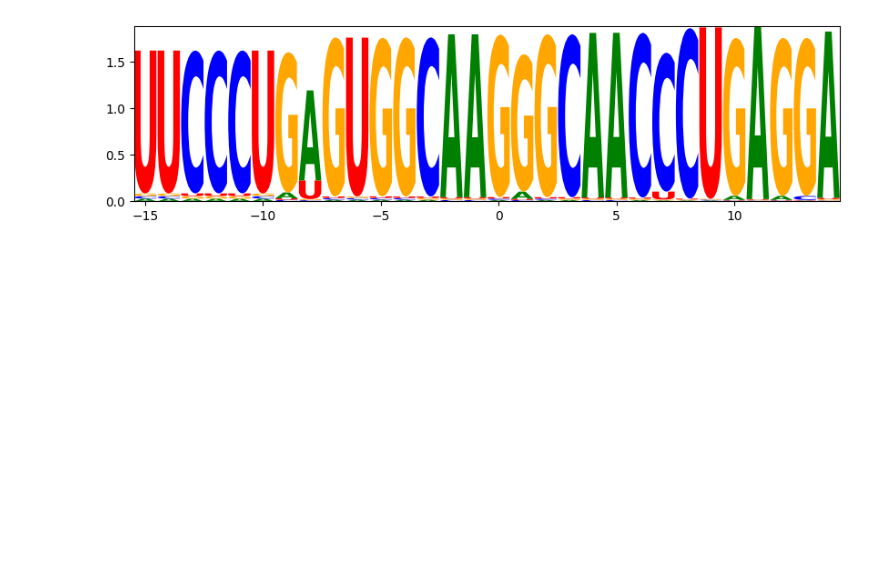
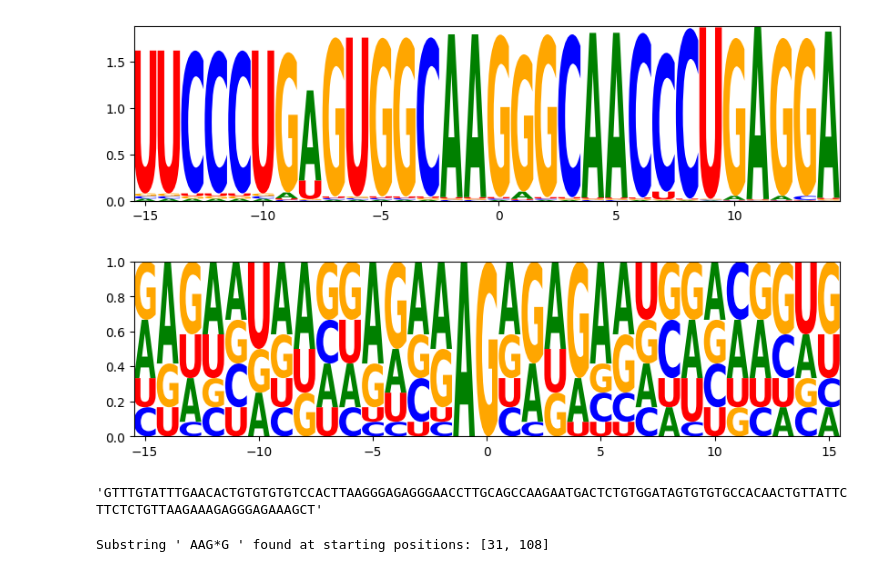
Before and after one commit to WoobeenJeong/miRNA_motif_finding, a Jupyter notebook: Project_006.ipynb, the cells around one changed output. Saved outputs shown, nothing was run; the diff lists cells and outputs as text; code cells hidden in the pictures; blank space fills up the shorter version.

```diff
--- a/Project_006.ipynb
+++ b/Project_006.ipynb
@@ -397,3 +427,22 @@ plt.rcParams['font.family'] = 'sans-serif'
 logo = lm.Logo(target, font_name = 'sans-serif')
 # %% [output]
 [figure]
+# %%
+with open('G_target_mirlet7g3.fa', 'r') as file:
+    sequences = file.readlines()
+
+sequences = [seq.strip() for seq in sequences]
+
+counts = { 'A': [], 'T': [], 'G': [], 'C': [] }
+
+for position in range(0, 31):
+    nucleotide_counts = { 'A': 0, 'T': 0, 'G': 0, 'C': 0 }
+    for sequence in sequences:
+        base = sequence[position]
+        nucleotide_counts[base] += 1
+    for nucleotide, count in nucleotide_counts.items():
+        counts[nucleotide].append(count)
+df = pd.DataFrame(counts)
+df.insert(0, 'pos', range(-15,16))
+df.rename(columns={'T': 'U'}, inplace=True)
+df
@@ -399,0 +455,34 @@ logo = lm.Logo(target, font_name = 'sans-serif')
+# %%
+sum_row = df.iloc[:, 1:].sum(axis=1)
+percentages = df.iloc[:, 1:].div(sum_row, axis=0)
+normalize = pd.concat([df['pos'], percentages], axis=1)
+# %%
+normalize = normalize.set_index('pos')
+normalize
+# %%
+plt.rcParams['font.family'] = 'sans-serif'
+logo = lm.Logo(normalize, font_name = 'sans-serif')
+# %% [output]
+[figure, added]
+# %%
+pup = pd.read_csv('pup2.csv')
+max_columns = pup[['countA', 'countT', 'countG', 'countC']].idxmax(axis=1)
+column_letters = max_columns.str[-1]
+result = ''.join(column_letters)
+result
+# %% [output]
+'GTTTGTATTTGAACACTGTGTGTGTCCACTTAAGGGAGAGGGAACCTTGCAGCCAAGAATGACTCTGTGGATAGTGTGTGCCACAACTGTTATTCTTCTCTGTTAAGAAAGAGGGAGAAAGCT'
+# %%
+substring = 'AAG*G'
+start_positions = []
+
+for i in range(len(result) - len(substring) + 1):
+    if result[i:i+len(substring)].startswith('AAG') and result[i:i+len(substring)].endswith('G'):
+        start_positions.append(i)
+
+if start_positions:
+    print("Substring '", substring, "' found at starting positions:", start_positions)
+else:
+    print("Substring '", substring, "' not found.")
+# %% [output]
+Substring ' AAG*G ' found at starting positions: [31, 108]
```
Also changed, not shown: parts of 9 cells of this notebook.
